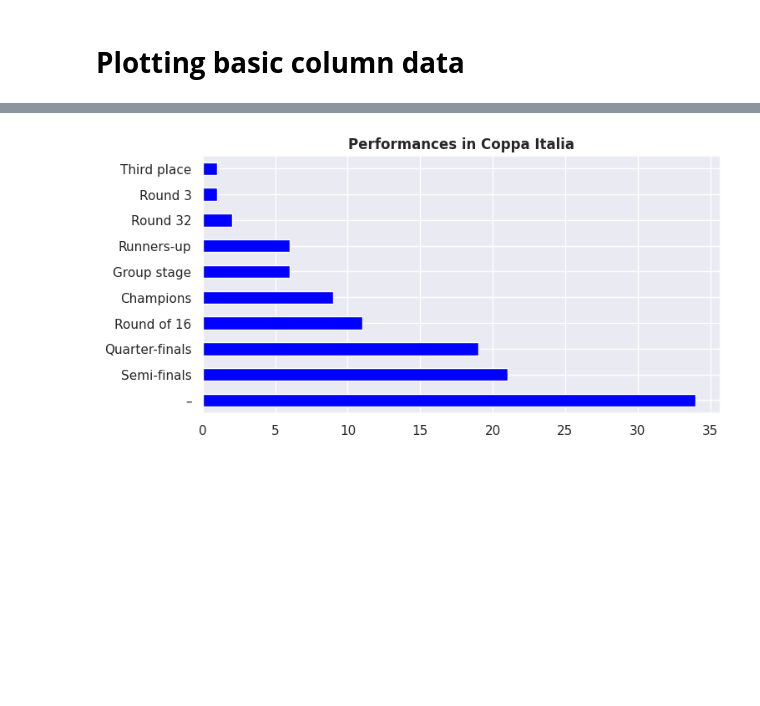
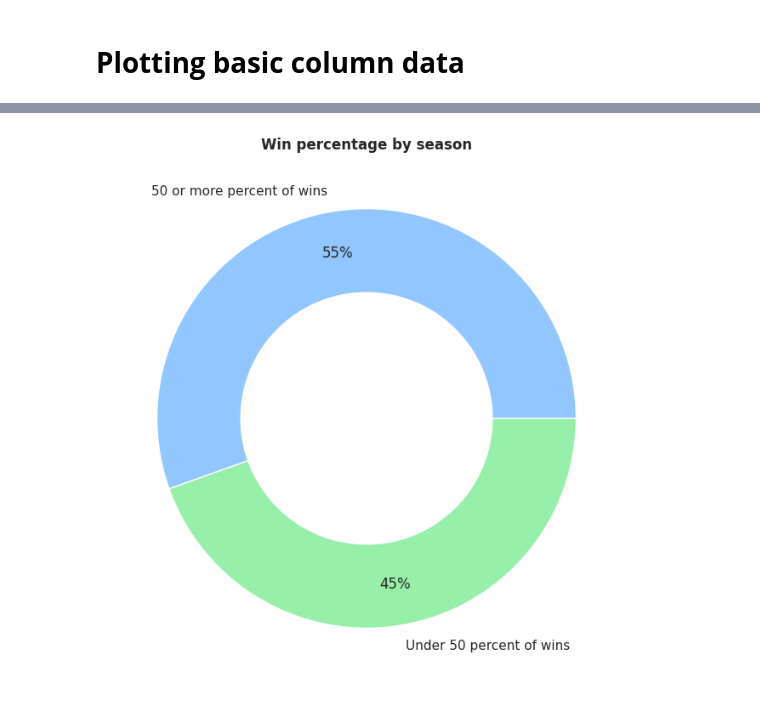
Before and after one commit to guilhermelaviola/InterMilan, a Jupyter notebook: InterInSerieA.ipynb, the cells around one changed output, grey strips where cells are left out. Saved outputs shown, nothing was run; the diff lists cells and outputs as text; code cells hidden in the pictures; blank space fills up the shorter version.

Commit message:
Inter performance in Serie A.

```diff
--- a/InterInSerieA.ipynb
+++ b/InterInSerieA.ipynb
@@ -11,6 +11,6 @@ plt.style.use('seaborn-pastel')
 # %%
 # Importing and displaying the last 10 goals scored:
 df = pd.ExcelFile('INTER.xlsx')
-players = pd.read_excel(df, 'Seasons')
-players.tail(10)
+serie_a = pd.read_excel(df, 'Serie A results')
+serie_a.tail(10)
 # %% [output]
@@ -42,0 +74,14 @@ plt.show()
+# %%
+# Calculating the win percentage:
+def win_percentage(row):
+  played = row['Pld']
+  win = row['W']
+  if win >= (played / 2):
+    result = '50 or more percent of wins'
+  else:
+    result = 'Under 50 percent of wins'
+  return result
+
+# Applying the function above on a column of the dataset and generating a new column as result:
+serie_a['Win %'] = serie_a.apply(win_percentage, axis=1)
+serie_a.tail()
@@ -43,8 +95,8 @@ plt.show()
 # %%
-# Displaying performances in Coppa Italia:
-players['Coppa Italia'].value_counts().plot(kind = 'barh', color = 'blue', figsize = (8, 4))
+# Displaying the win percentages by season:
+serie_a['Win %'].value_counts().plot(kind = 'pie', autopct = '%.0f%%', figsize = (8, 8), wedgeprops = dict(width = 0.4), pctdistance = 0.8)
 plt.ylabel(None)
-plt.title('Performances in Coppa Italia', fontweight = 'bold')
+plt.title('Win percentage by season', fontweight = 'bold')
 plt.show()
 # %% [output]
-[figure, old version]
+[figure, new version]
```
Also changed, not shown: parts of 22 cells of this notebook.
